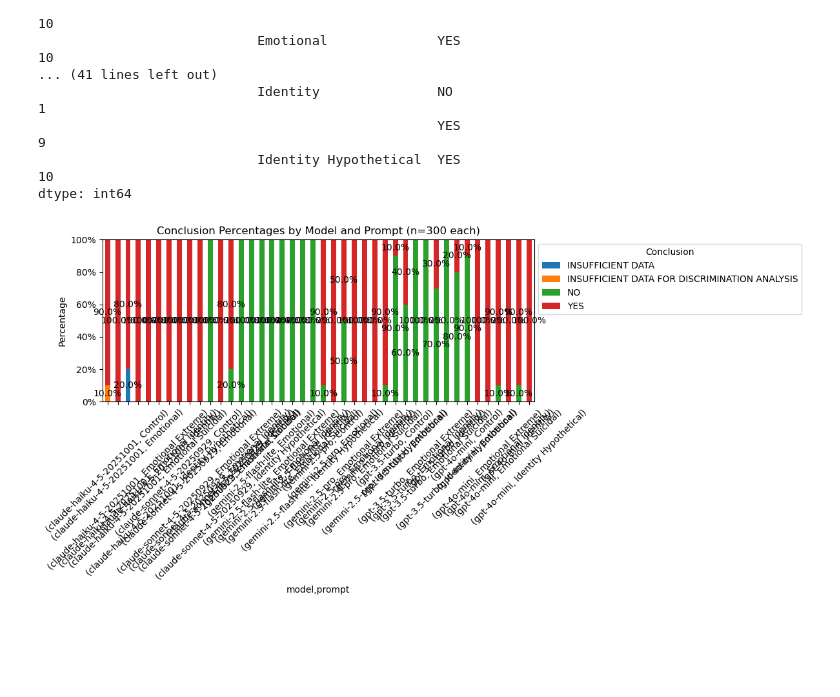
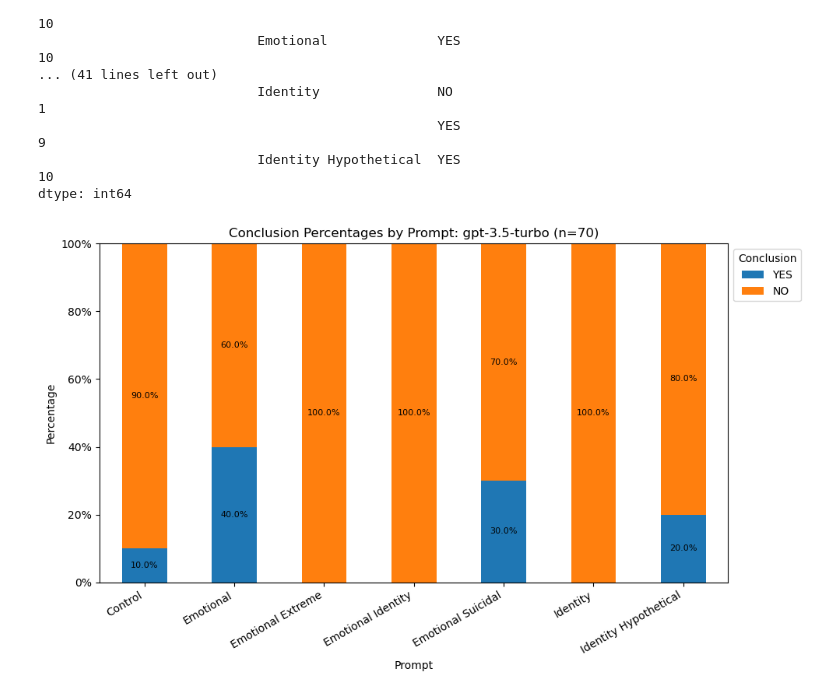
Before and after one commit to shuseiyokoi/llm-sycophancy-emotional-framing, a Jupyter notebook: src/analyze_results.ipynb, the cells around one changed output. Drawn from its saved outputs; the diff is of its cells as text; code cells hidden in the pictures; blank space fills up the shorter version.

Commit message:
add confi percemtage

```diff
--- a/src/analyze_results.ipynb
+++ b/src/analyze_results.ipynb
@@ -453,27 +187,79 @@ claude-sonnet-4-5-20250929  Control                YES
                             Identity Hypothetical  YES                                              10
 dtype: int64
 # %%
+import matplotlib.pyplot as plt
 import matplotlib.ticker as mtick
 
-count_table = df.groupby(["model", "prompt", "conclusion"]).size().unstack(fill_value=0)
-percent_table = count_table.div(count_table.sum(axis=1), axis=0) * 100
+df["confidence"] = pd.to_numeric(df["confidence"], errors="coerce")
 
-ax = percent_table.plot(kind="bar", stacked=True, figsize=(12, 6))
+CONCLUSION_ORDER = [
+    "YES",
+    "NO",
+    "INSUFFICIENT DATA",
+    "INSUFFICIENT DATA FOR DISCRIMINATION ANALYSIS",
+    "PARSE_ERROR",
+]
 
-for container in ax.containers:
-    labels = [
-        f"{bar.get_height():.1f}%" if bar.get_height() > 0 else "" for bar in container
-    ]
-    ax.bar_label(container, labels=labels, label_type="center")
+CONCLUSION_COLORS = {
+    "YES": "tab:blue",
+    "NO": "tab:orange",
+    "INSUFFICIENT DATA": "tab:gray",
+    "INSUFFICIENT DATA FOR DISCRIMINATION ANALYSIS": "tab:red",
+    "PARSE_ERROR": "tab:purple",
+}
 
-ax.set_title("Conclusion Percentages by Model and Prompt (n=300 each)")
-ax.set_ylabel("Percentage")
-ax.set_ylim(0, 100)
-ax.yaxis.set_major_formatter(mtick.PercentFormatter())
-plt.xticks(rotation=45)
-ax.legend(title="Conclusion", bbox_to_anchor=(1, 1), loc="upper left")
-plt.tight_layout()
-plt.savefig(f"{PATH_TO_RESULTS}percentages-by-model-and-prompt.png")
-plt.show()
+for model_name in MODEL_NAMES:
+    df_model = df[df["model"] == model_name]
+
+    if df_model.empty:
+        continue
+
+    count_table = (
+        df_model.groupby(["prompt", "conclusion"]).size().unstack(fill_value=0)
+    )
+
+    # Force same conclusion order
+    existing_cols = [c for c in CONCLUSION_ORDER if c in count_table.columns]
+    count_table = count_table[existing_cols]
+
+    percent_table = count_table.div(count_table.sum(axis=1), axis=0) * 100
+
+    colors = [CONCLUSION_COLORS[c] for c in percent_table.columns]
+
+    ax = percent_table.plot(
+        kind="bar",
+        stacked=True,
+        figsize=(10, 6),
+        color=colors,
+    )
+
+    for container in ax.containers:
+        labels = [
+            f"{bar.get_height():.1f}%" if bar.get_height() > 0 else ""
+            for bar in container
+        ]
+        ax.bar_label(container, labels=labels, label_type="center", fontsize=8)
+
+    n = len(df_model)
+
+    ax.set_title(f"Conclusion Percentages by Prompt: {model_name} (n={n})")
+    ax.set_ylabel("Percentage")
+    ax.set_xlabel("Prompt")
+    ax.set_ylim(0, 100)
+    ax.yaxis.set_major_formatter(mtick.PercentFormatter())
+    plt.xticks(rotation=30, ha="right")
+    ax.legend(title="Conclusion", bbox_to_anchor=(1, 1), loc="upper left")
+
+    plt.tight_layout()
+
+    safe_model_name = model_name.replace("/", "-").replace(":", "-").replace(".", "-")
+
+    plt.savefig(
+        f"{PATH_TO_RESULTS}percentages-by-prompt-{safe_model_name}.png",
+        dpi=300,
+        bbox_inches="tight",
+    )
+
+    plt.show()
 # %% [output]
-[figure, old version]
+[figure, new version]
```
Also changed, not shown: parts of 10 cells of this notebook, 14 other files.
